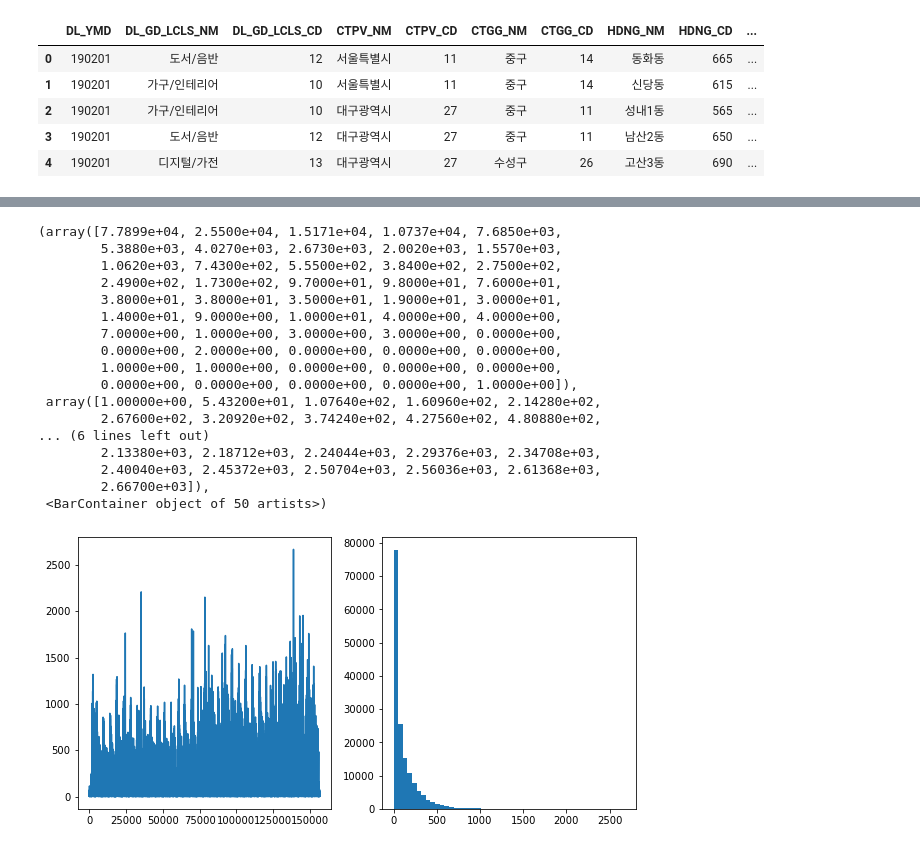
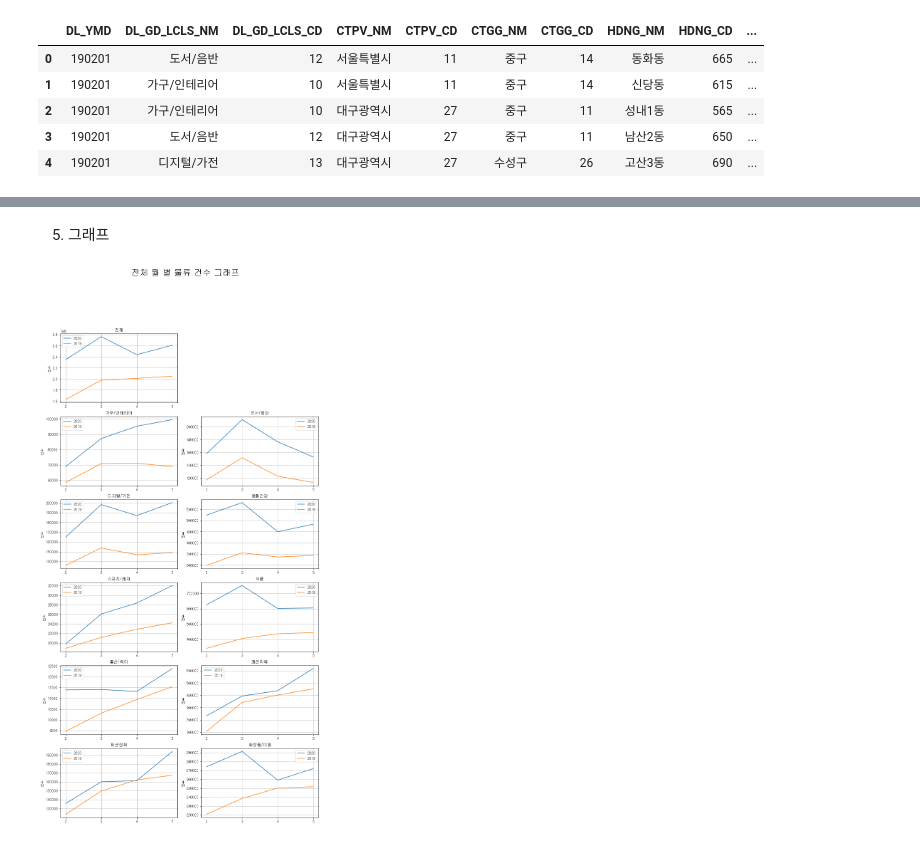
Before and after one commit to Kimdongui/Algorithm, a Jupyter notebook: Untitled.ipynb, the cells around one changed output, grey strips where cells are left out. Drawn from its saved outputs; the diff is of its cells as text; code cells hidden in the pictures.

```diff
--- a/Untitled.ipynb
+++ b/Untitled.ipynb
@@ -1,4 +3,10 @@
 # %%
+%matplotlib inline
 import pandas as pd
 import numpy as np
 import matplotlib.pyplot as plt
+import seaborn as sns
+import matplotlib as mpl
+import matplotlib.font_manager as fm
+mpl.rcParams["axes.unicode_minus"] = False
+mpl.rc("font", family = "Gulim")
@@ -146,26 +265,6 @@ plt.show()
-# %%
-fig = plt.figure()
-fig.set_size_inches(10, 5)
-ax_1 = fig.add_subplot(1, 2, 1)
-ax_2 = fig.add_subplot(1, 2, 2)
-ax_1.plot(stack["INVC_CONT"])
-ax_2.hist(stack["INVC_CONT"], bins = 50)
-# %% [output]
-(array([7.7899e+04, 2.5500e+04, 1.5171e+04, 1.0737e+04, 7.6850e+03,
-        5.3880e+03, 4.0270e+03, 2.6730e+03, 2.0020e+03, 1.5570e+03,
-        1.0620e+03, 7.4300e+02, 5.5500e+02, 3.8400e+02, 2.7500e+02,
-        2.4900e+02, 1.7300e+02, 9.7000e+01, 9.8000e+01, 7.6000e+01,
-        3.8000e+01, 3.8000e+01, 3.5000e+01, 1.9000e+01, 3.0000e+01,
-        1.4000e+01, 9.0000e+00, 1.0000e+01, 4.0000e+00, 4.0000e+00,
-        7.0000e+00, 1.0000e+00, 3.0000e+00, 3.0000e+00, 0.0000e+00,
-        0.0000e+00, 2.0000e+00, 0.0000e+00, 0.0000e+00, 0.0000e+00,
-        1.0000e+00, 1.0000e+00, 0.0000e+00, 0.0000e+00, 0.0000e+00,
-        0.0000e+00, 0.0000e+00, 0.0000e+00, 0.0000e+00, 1.0000e+00]),
- array([1.00000e+00, 5.43200e+01, 1.07640e+02, 1.60960e+02, 2.14280e+02,
-        2.67600e+02, 3.20920e+02, 3.74240e+02, 4.27560e+02, 4.80880e+02,
-... (6 lines left out)
-        2.13380e+03, 2.18712e+03, 2.24044e+03, 2.29376e+03, 2.34708e+03,
-        2.40040e+03, 2.45372e+03, 2.50704e+03, 2.56036e+03, 2.61368e+03,
-        2.66700e+03]),
- <BarContainer object of 50 artists>)
-[figure, removed]
+# %% [markdown]
+5. 그래프
+# %%
+plot_line_graph(None, None)
+# %% [output]
+[figure, added]
```
Also changed, not shown: parts of 58 cells of this notebook.
